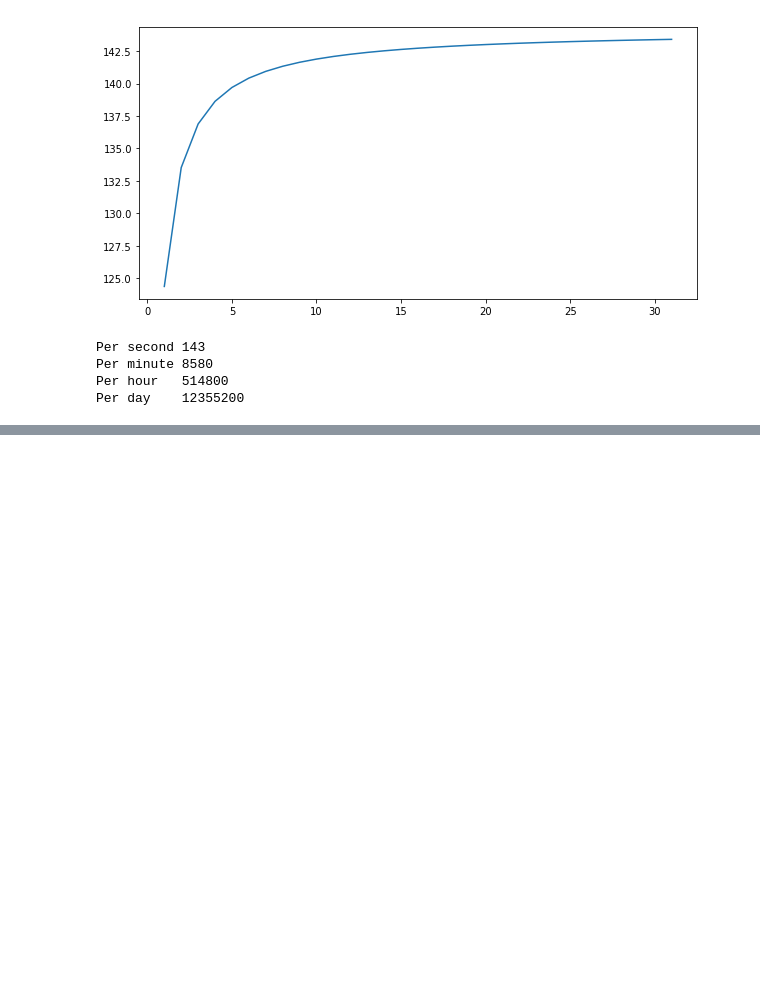
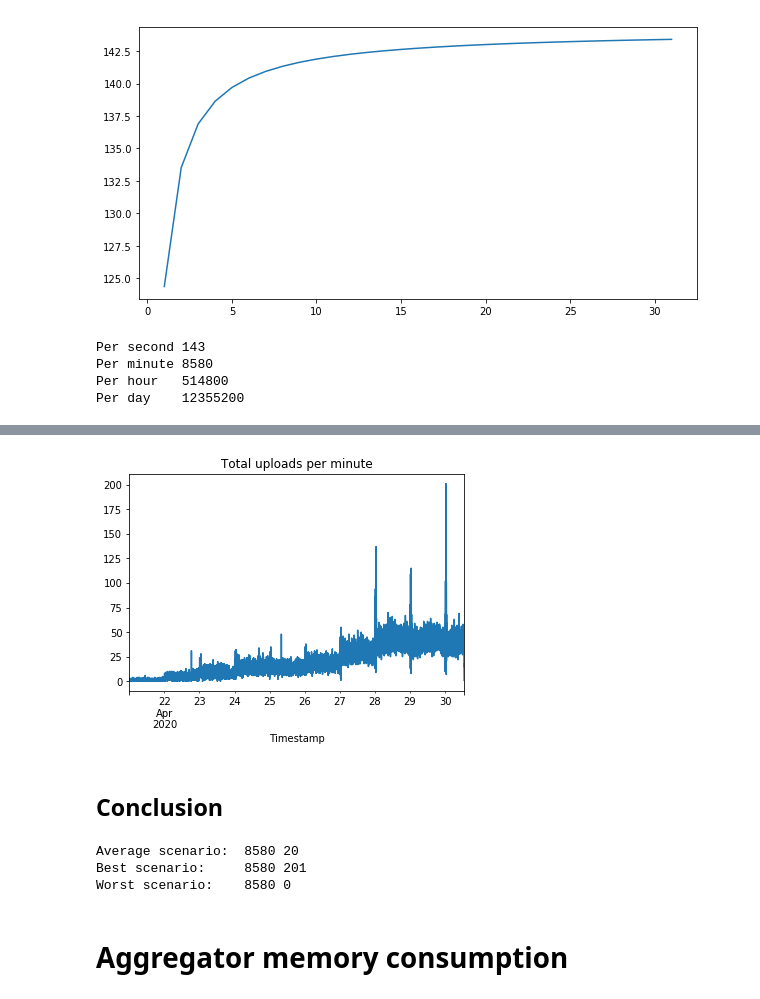
Before and after one commit to tisnik/jupyter-notebook-examples, a Jupyter notebook: consumer_benchmarks.ipynb, the cells around one changed output, grey strips where cells are left out. Drawn from its saved outputs; the diff is of its cells as text; code cells hidden in the pictures; blank space fills up the shorter version.

```diff
--- a/consumer_benchmarks.ipynb
+++ b/consumer_benchmarks.ipynb
@@ -258,0 +306,3 @@ Per day    12355200
+# %%
+by_minute = upload_timestamps.resample('1min', on='Timestamp').count()
+by_minute.describe()
@@ -258,0 +319,6 @@ Per day    12355200
+# %%
+by_minute_plot = by_minute.plot(title="Total uploads per minute",legend=None)
+# %% [output]
+[figure, added]
+# %% [markdown]
+## Conclusion
@@ -258,0 +330,10 @@ Per day    12355200
+# %%
+print("Average scenario: ", per_minute, int(mean_value))
+print("Best scenario:    ", per_minute, int(worst_value))
+print("Worst scenario:   ", per_minute, int(best_value))
+# %% [output]
+Average scenario:  8580 20
+Best scenario:     8580 201
+Worst scenario:    8580 0
+# %% [markdown]
+# Aggregator memory consumption
```
Also changed, not shown: parts of 15 cells of this notebook.
